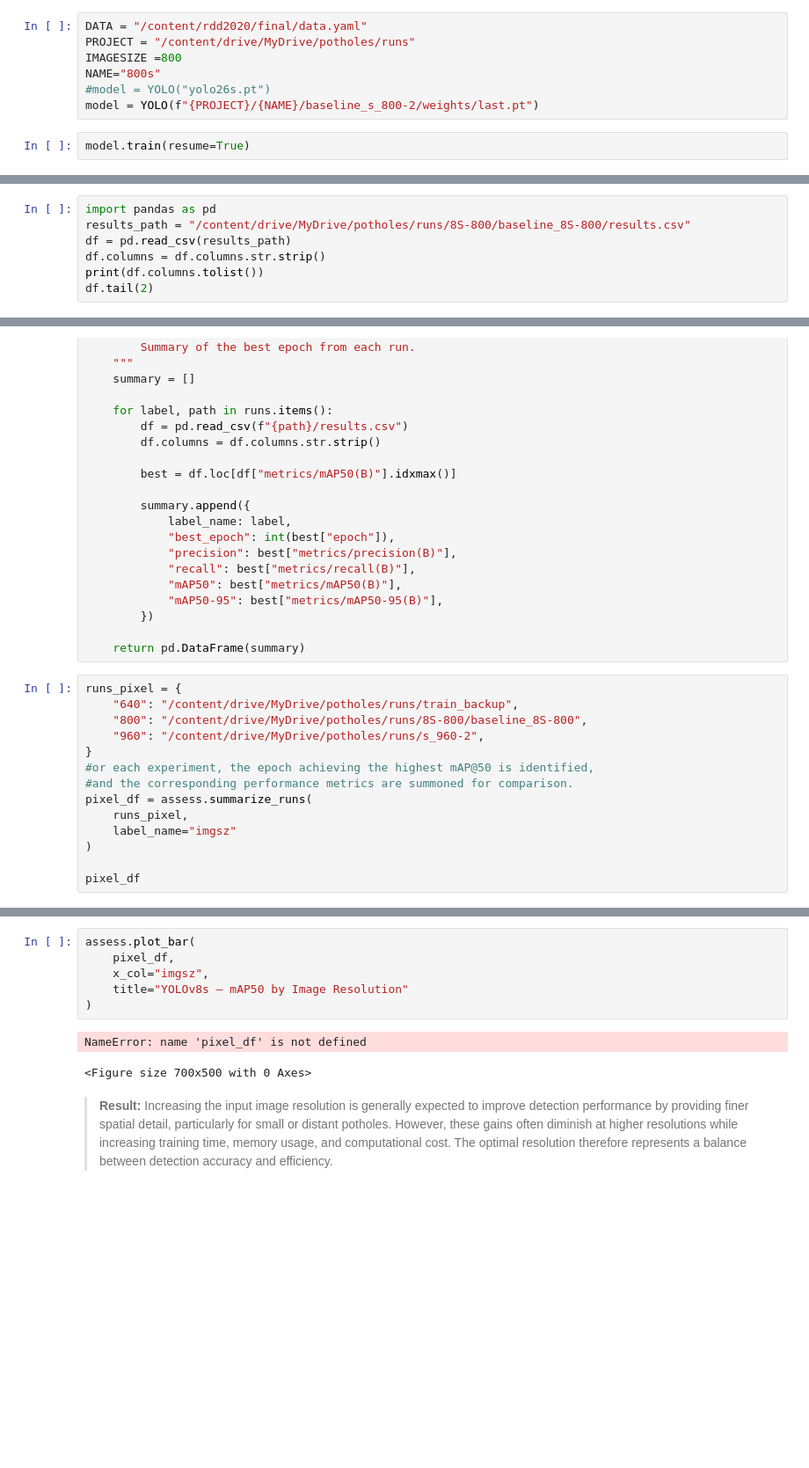
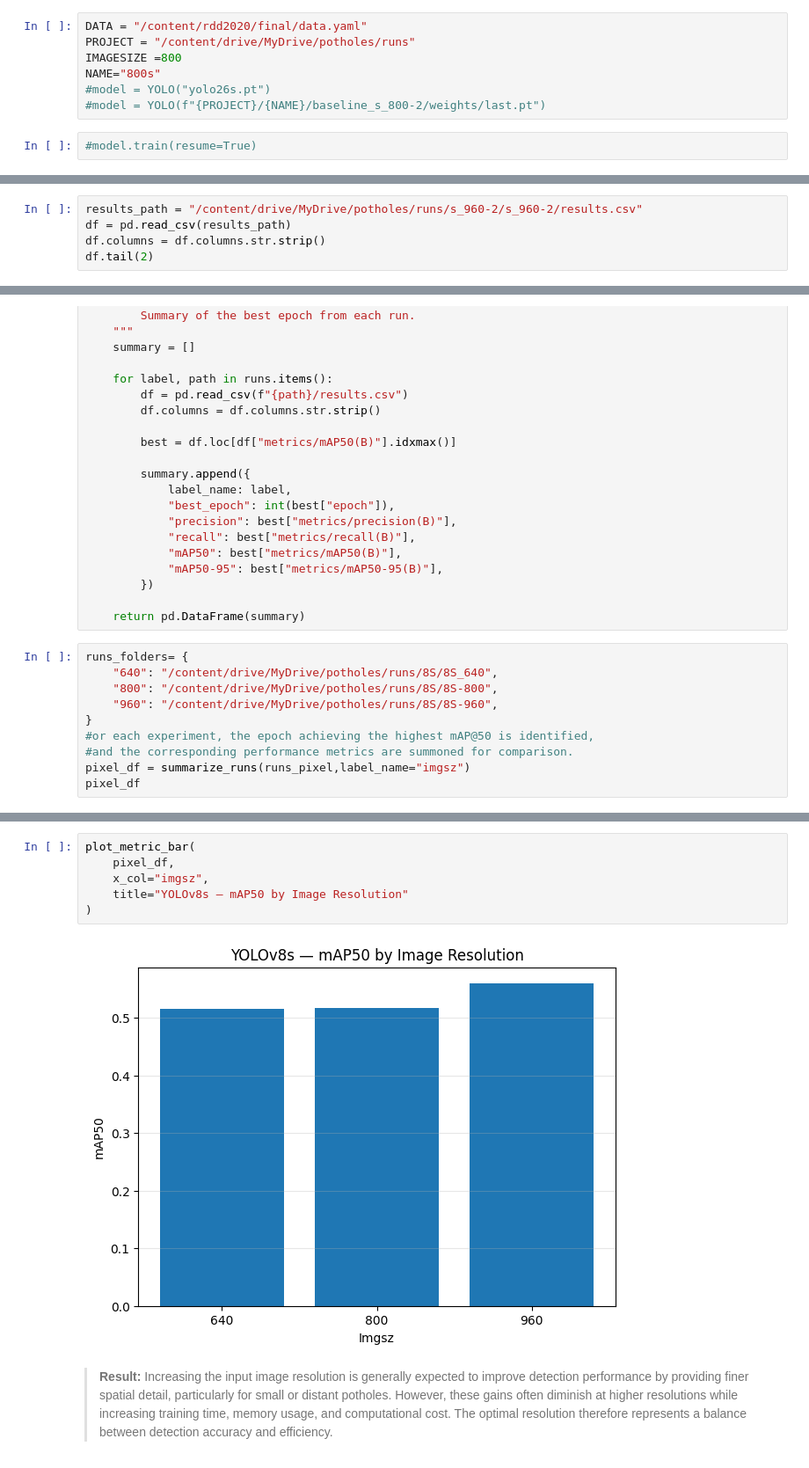
Before and after one commit to kibwale/nipe_macho, a Jupyter notebook: notebooks/testing_new_data.ipynb, the cells around one changed output, grey strips where cells are left out. Shown at 88% size. Drawn from its saved outputs; the diff is of its cells as text; blank space fills up the shorter version.

```diff
--- a/notebooks/testing_new_data.ipynb
+++ b/notebooks/testing_new_data.ipynb
@@ -363,6 +360,6 @@ PROJECT = "/content/drive/MyDrive/potholes/runs"
 IMAGESIZE =800
 NAME="800s"
 #model = YOLO("yolo26s.pt")
-model = YOLO(f"{PROJECT}/{NAME}/baseline_s_800-2/weights/last.pt")
+#model = YOLO(f"{PROJECT}/{NAME}/baseline_s_800-2/weights/last.pt")
 # %%
-model.train(resume=True)
+#model.train(resume=True)
@@ -389,9 +368,7 @@ engine/trainer: agnostic_nms=False, amp=True, angle=1.0, augment=False, auto_aug
 
 Upon completion of training, Ultralytics automatically generates a `results.csv` file containing the training and validation losses, together with the evaluation metrics recorded at each epoch. The following cells load this file and visualize the model's learning progress.**bold text**
 # %%
-import pandas as pd
-results_path = "/content/drive/MyDrive/potholes/runs/8S-800/baseline_8S-800/results.csv"
+results_path = "/content/drive/MyDrive/potholes/runs/s_960-2/s_960-2/results.csv"
 df = pd.read_csv(results_path)
 df.columns = df.columns.str.strip()
-print(df.columns.tolist())
 df.tail(2)
@@ -481,17 +461,13 @@ def summarize_runs(runs, label_name):
 
     return pd.DataFrame(summary)
 # %%
-runs_pixel = {
-    "640": "/content/drive/MyDrive/potholes/runs/train_backup",
-    "800": "/content/drive/MyDrive/potholes/runs/8S-800/baseline_8S-800",
-    "960": "/content/drive/MyDrive/potholes/runs/s_960-2",
+runs_folders= {
+    "640": "/content/drive/MyDrive/potholes/runs/8S/8S_640",
+    "800": "/content/drive/MyDrive/potholes/runs/8S/8S-800",
+    "960": "/content/drive/MyDrive/potholes/runs/8S/8S-960",
 }
 #or each experiment, the epoch achieving the highest mAP@50 is identified,
 #and the corresponding performance metrics are summoned for comparison.
-pixel_df = assess.summarize_runs(
-    runs_pixel,
-    label_name="imgsz"
-)
-
+pixel_df = summarize_runs(runs_pixel,label_name="imgsz")
 pixel_df
 # %% [output]
@@ -539,14 +518,13 @@ def plot_metric_bar(df, x_col, metric="mAP50", title=None):
     plt.grid(axis="y", alpha=0.3)
     plt.show()
 # %%
-assess.plot_bar(
+plot_metric_bar(
     pixel_df,
     x_col="imgsz",
     title="YOLOv8s — mAP50 by Image Resolution"
 )
 # %% [output]
-NameError: name 'pixel_df' is not defined
-<Figure size 700x500 with 0 Axes>
+[figure, added]
 # %% [markdown]
 > **Result:** Increasing the input image resolution is generally expected to improve detection performance by providing finer spatial detail, particularly for small or distant potholes. However, these gains often diminish at higher resolutions while increasing training time, memory usage, and computational cost. The optimal resolution therefore represents a balance between detection accuracy and efficiency.
 # %% [markdown]
```
Also changed, not shown: parts of 32 cells of this notebook.
